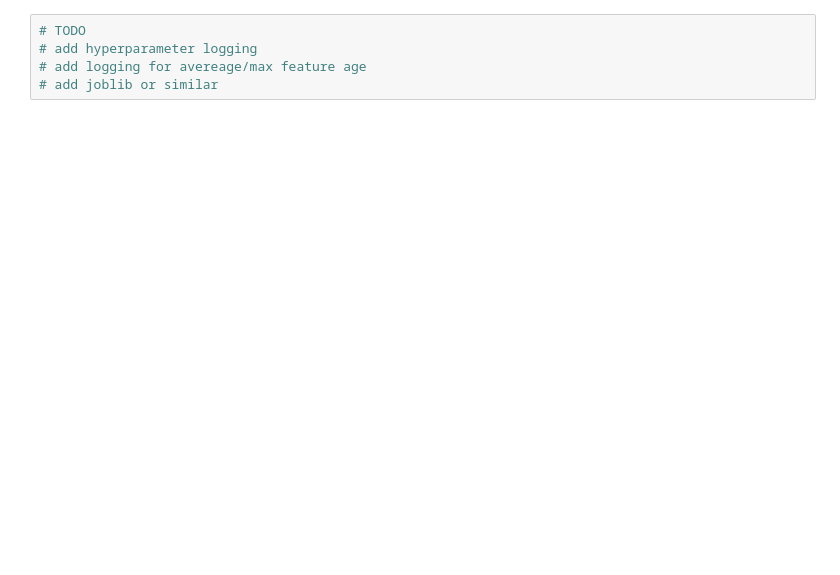
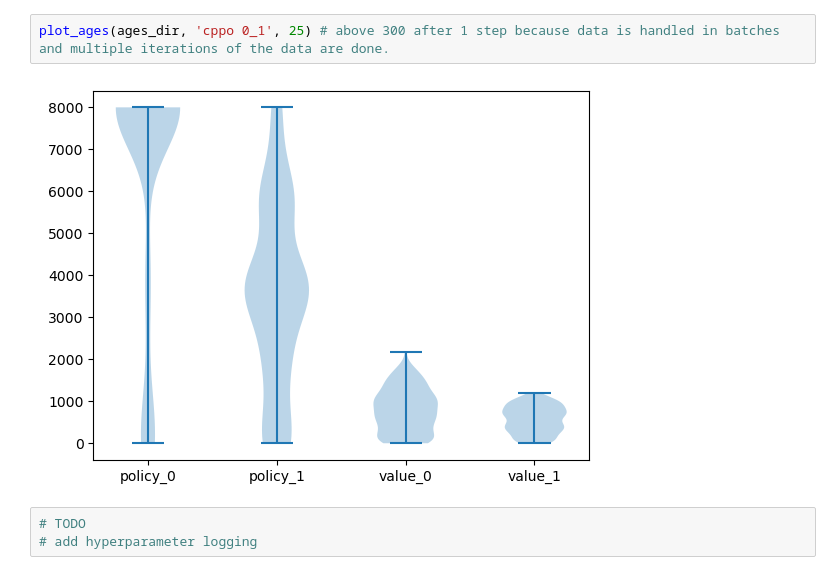
Before and after one commit to ellyhae/Continual-Backprop, a Jupyter notebook: Training.ipynb, the cells around one changed output. Saved outputs shown, nothing was run; the diff lists cells and outputs as text; blank space fills up the shorter version.

```diff
--- a/Training.ipynb
+++ b/Training.ipynb
@@ -87,5 +94,7 @@ plt.show()
+# %%
+plot_ages(ages_dir, 'cppo 0_1', 25) # above 300 after 1 step because data is handled in batches and multiple iterations of the data are done.
+# %% [output]
+[figure, added]
 # %%
 # TODO
 # add hyperparameter logging
-# add logging for avereage/max feature age
-# add joblib or similar
```
Also changed, not shown: parts of 16 cells of this notebook.
